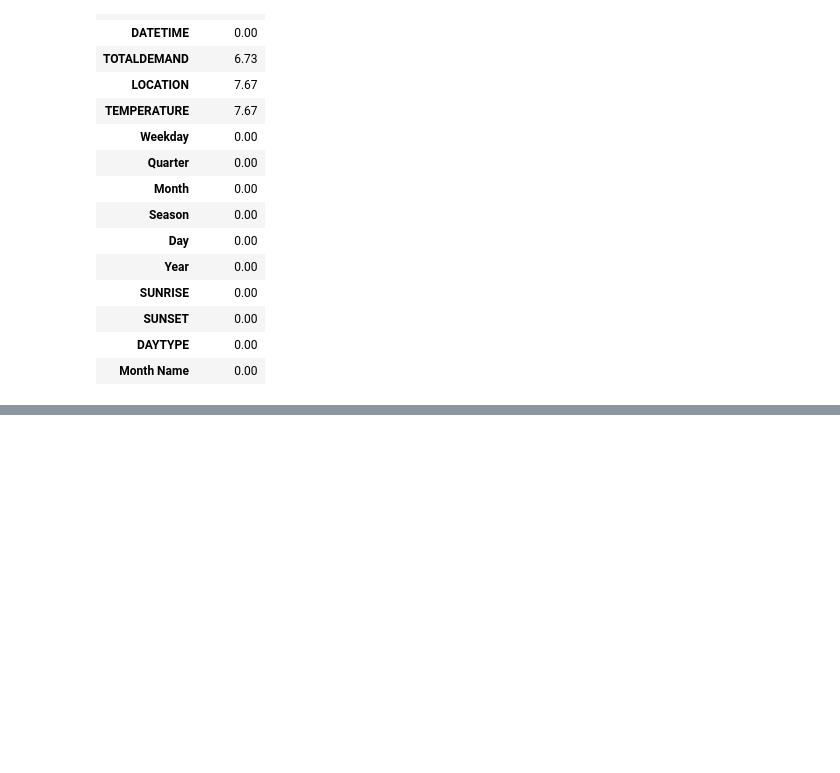
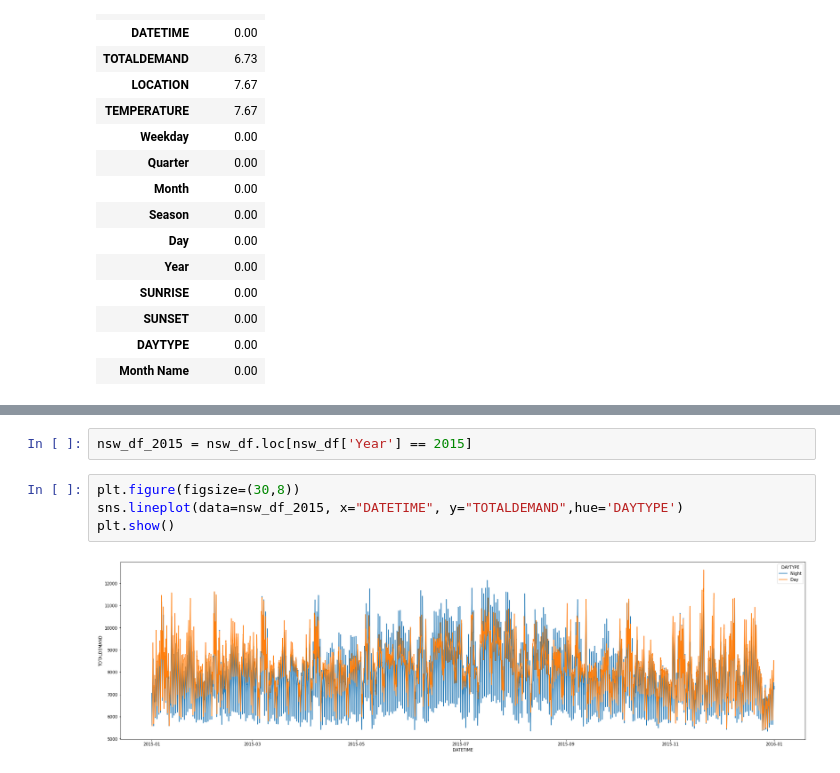
Before and after one commit to the-rahul-kumar/UNSW-Group-C-Project, a Jupyter notebook: Rahul-Workings/EDA.ipynb, the cells around one changed output, grey strips where cells are left out. Cells and saved outputs as stored; diff of their text form; blank space fills up the shorter version.

```diff
--- a/Rahul-Workings/EDA.ipynb
+++ b/Rahul-Workings/EDA.ipynb
@@ -224,0 +215,8 @@ plt.show()
+# %%
+nsw_df_2015 = nsw_df.loc[nsw_df['Year'] == 2015]
+# %%
+plt.figure(figsize=(30,8))
+sns.lineplot(data=nsw_df_2015, x="DATETIME", y="TOTALDEMAND",hue='DAYTYPE')
+plt.show()
+# %% [output]
+[figure, added]
```
Also changed, not shown: parts of 9 cells of this notebook.
